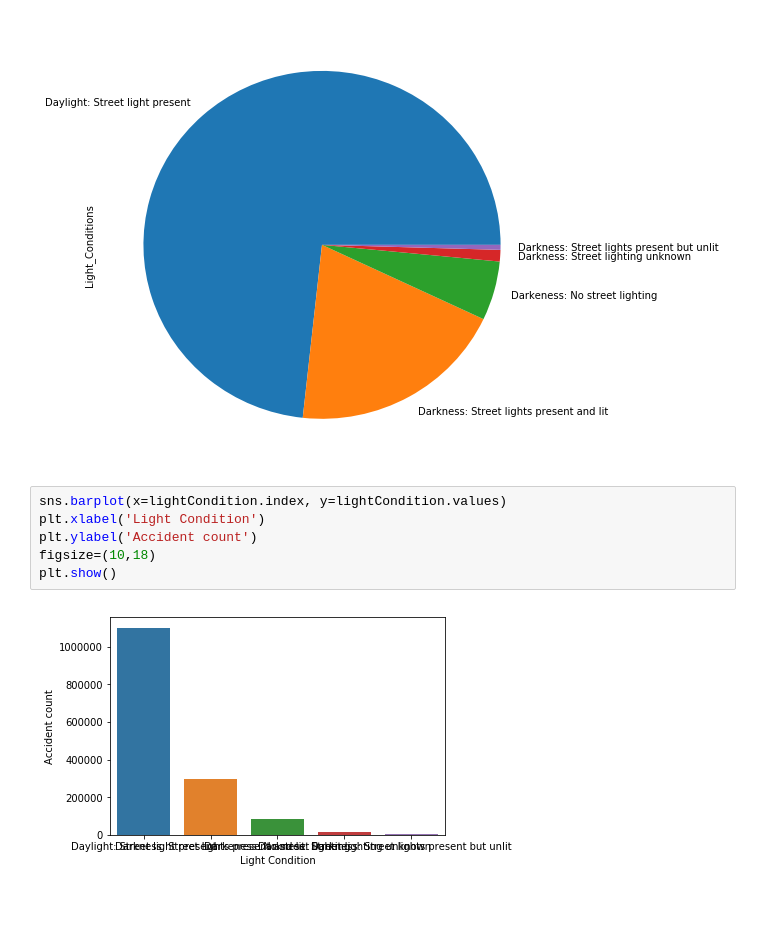
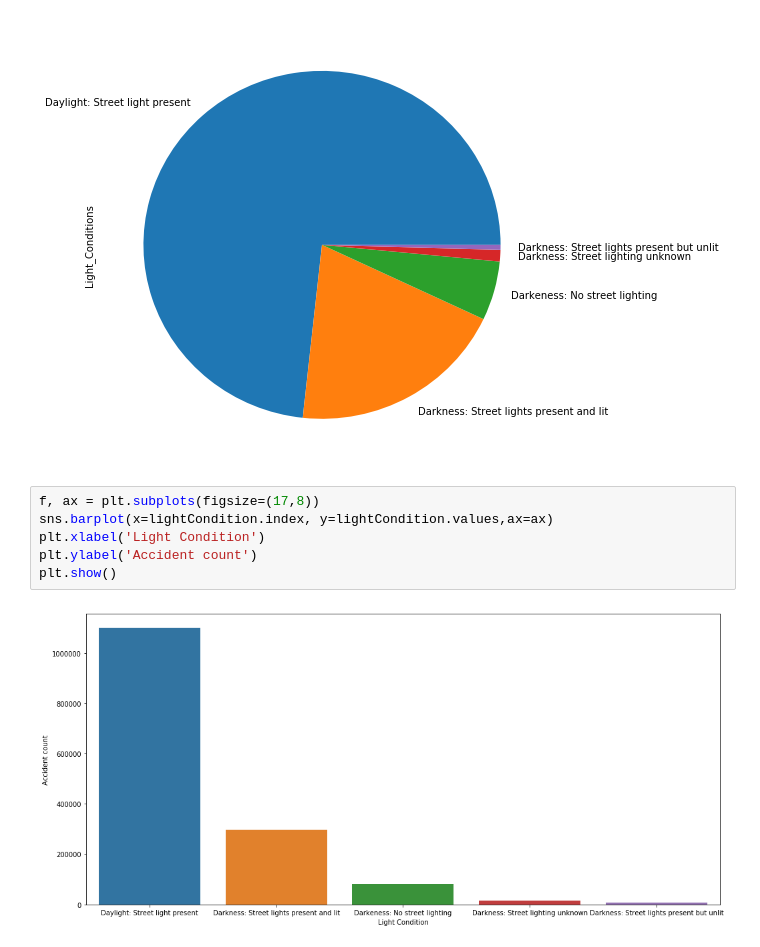
Before and after one commit to ArshadKhurshid/UK-Accident-History, a Jupyter notebook: UKAccident.ipynb, the cells around one changed output. Cells and saved outputs as stored; diff of their text form; blank space fills up the shorter version.

```diff
--- a/UKAccident.ipynb
+++ b/UKAccident.ipynb
@@ -119,10 +121,10 @@ plt.show()
 # %% [output]
 [figure]
 # %%
-sns.barplot(x=lightCondition.index, y=lightCondition.values)
+f, ax = plt.subplots(figsize=(17,8))
+sns.barplot(x=lightCondition.index, y=lightCondition.values,ax=ax)
 plt.xlabel('Light Condition')
 plt.ylabel('Accident count')
-figsize=(10,18)
 plt.show()
 # %% [output]
-[figure, old version]
+[figure, new version]
```
Also changed, not shown: parts of 4 cells of this notebook.
